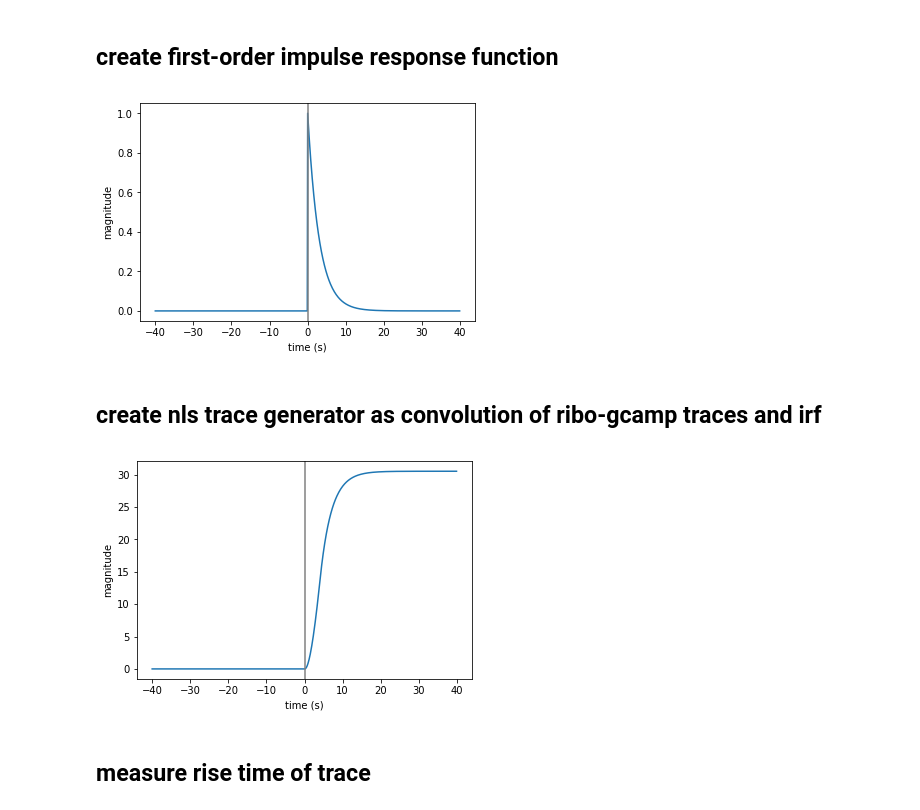
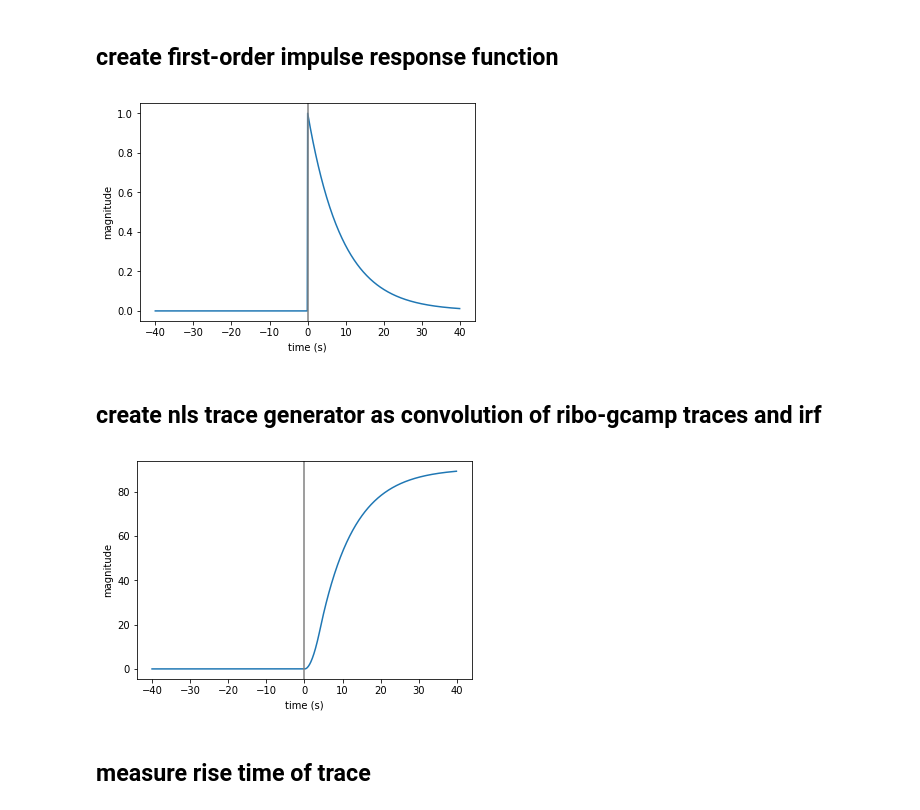
Before and after one commit to focolab/ribo-gcamp, a Jupyter notebook: ribo-gcamp.ipynb, the cells around one changed output. Drawn from its saved outputs; the diff is of its cells as text; code cells hidden in the pictures.

```diff
--- a/ribo-gcamp.ipynb
+++ b/ribo-gcamp.ipynb
@@ -38,30 +41,30 @@ def gen_irf(tau,in_time_vec):
     return out_vec
 
 fig, ax = plt.subplots()
-plt.plot(time_vec,gen_irf(3.0,time_vec))
+plt.plot(time_vec,gen_irf(9.0,time_vec))
 plt.xlabel("time (s)")
 plt.ylabel("magnitude")
 ax.axvline(x=0, color='gray')
 plt.show()
 # %% [output]
-[figure, old version]
+[figure, new version]
 # %% [markdown]
 ## create nls trace generator as convolution of ribo-gcamp traces and irf
 # %%
 def gen_nls_trace(rise_time,tau,in_time_vec):
     convolved_vec=np.convolve(gen_ribo_trace(rise_time,in_time_vec),gen_irf(tau,in_time_vec),mode='same')
     out_vec=convolved_vec
     return out_vec
 
 
 fig, ax = plt.subplots()
-plt.plot(time_vec,gen_nls_trace(4.0,3.0,time_vec))
+plt.plot(time_vec,gen_nls_trace(4.0,9.0,time_vec))
 plt.xlabel("time (s)")
 plt.ylabel("magnitude")
 ax.axvline(x=0, color='gray')
 plt.show()
 # %% [output]
-[figure, old version]
+[figure, new version]
 # %% [markdown]
 ## measure rise time of trace
 # %%
```
Also changed, not shown: parts of 13 cells of this notebook.
